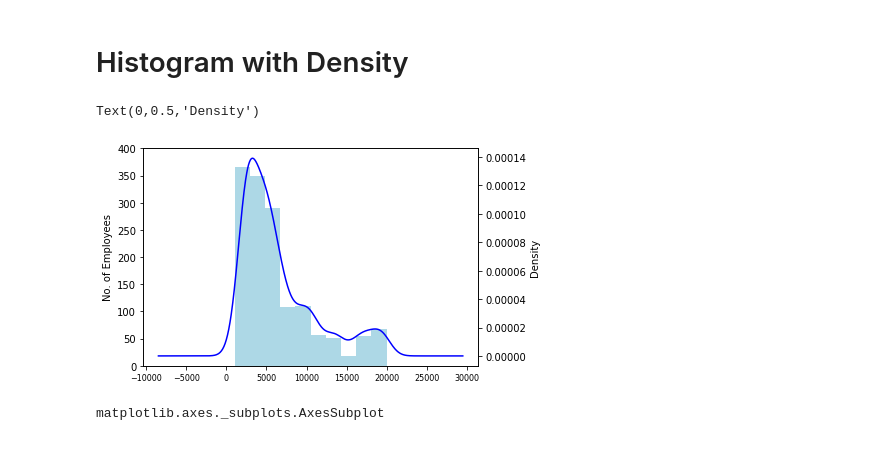
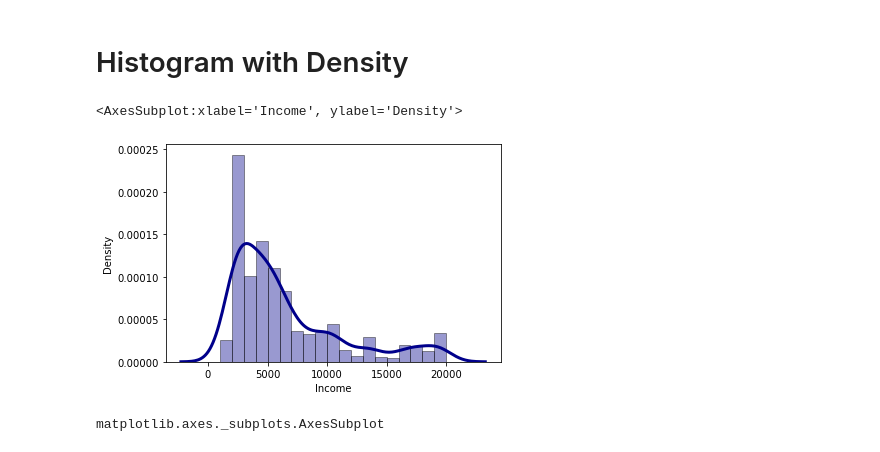
Before and after one commit to KunaalNaik/Python_Data_Science_Course, a Jupyter notebook: 3 - Visualization/Jigsaw IPBA 10 EDA/Univariate/Univariate_Inclass.ipynb, the cells around one changed output. Cells and saved outputs as stored; diff of their text form; code cells hidden in the pictures.

```diff
--- a/3 - Visualization/Jigsaw IPBA 10 EDA/Univariate/Univariate_Inclass.ipynb
+++ b/3 - Visualization/Jigsaw IPBA 10 EDA/Univariate/Univariate_Inclass.ipynb
@@ -65,12 +83,14 @@ print(plt.style.available)
 # %% [markdown]
 # Histogram with Density
 # %%
-
-
+sns.distplot(data['Income'], hist=True, kde=True,
+             bins=int(19), color = 'darkblue',
+             hist_kws={'edgecolor':'black'},
+             kde_kws={'linewidth': 3})
 # For better pdf plots - https://docs.scipy.org/doc/scipy/reference/generated/scipy.stats.norm.html
 # %% [output]
-Text(0,0.5,'Density')
+<AxesSubplot:xlabel='Income', ylabel='Density'>
-[figure, old version]
+[figure, new version]
 # %%
 # %% [output]
 matplotlib.axes._subplots.AxesSubplot
```
Also changed, not shown: parts of 20 cells of this notebook, 1 other file.
